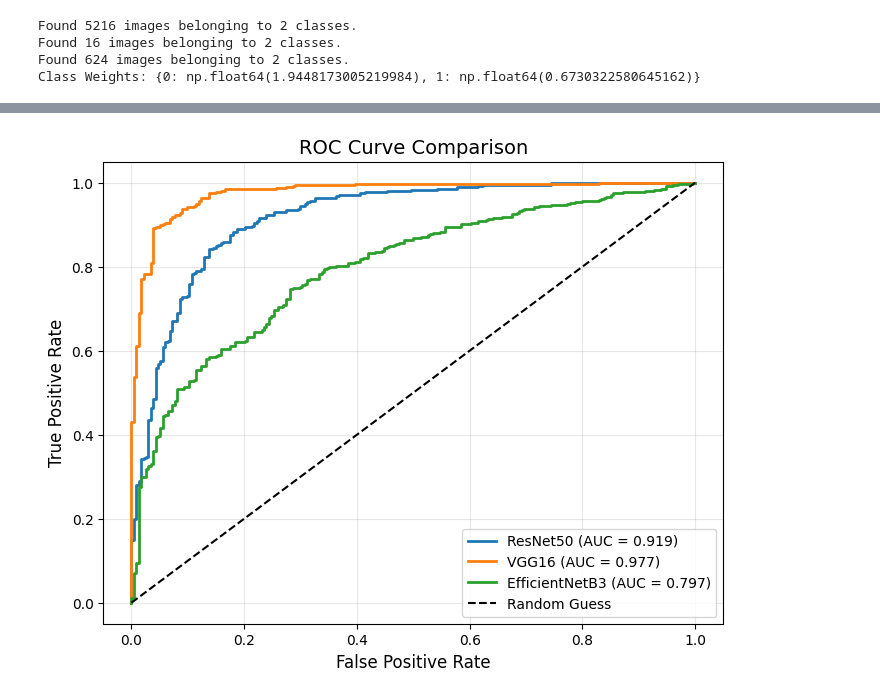
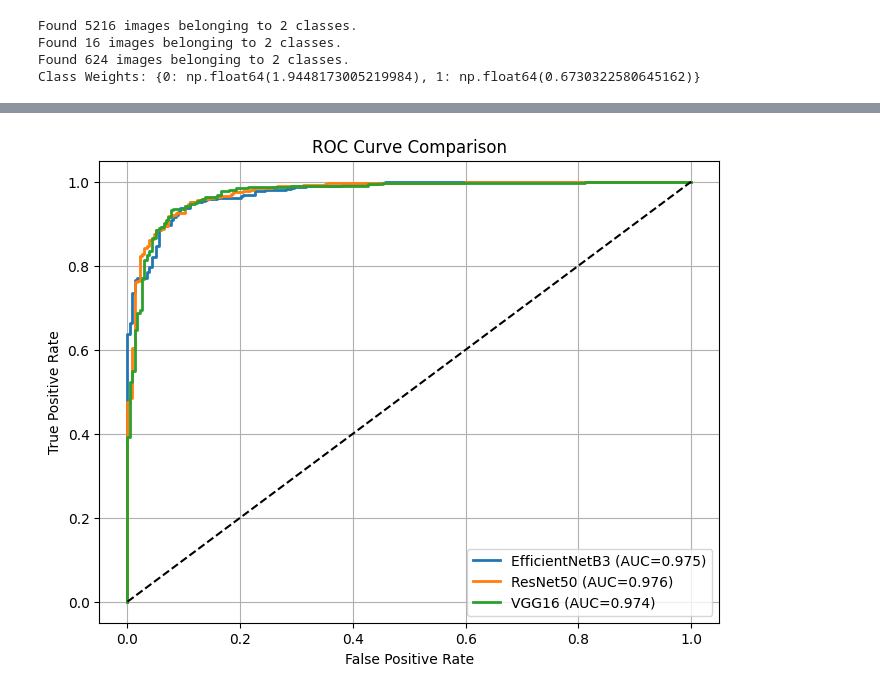
Before and after one commit to Jafreen-ewu/EWU-Cafeteria, a Jupyter notebook: cse-366-task-2-pre-trained-model-group-5.ipynb, the cells around one changed output, grey strips where cells are left out. Saved outputs shown, nothing was run; the diff lists cells and outputs as text; code cells hidden in the pictures.

Commit message:
Kaggle Notebook | CSE 366 _Task 2: Pre-trained Model _ Group 5   | Version 3

```diff
--- a/cse-366-task-2-pre-trained-model-group-5.ipynb
+++ b/cse-366-task-2-pre-trained-model-group-5.ipynb
@@ -128,12 +151,14 @@ def train_model(model, name):
     return history, train_time
 # %%
 def evaluate_model(model, name):
+
     start_time = time.time()
 
     preds = model.predict(test_data)
-    preds_binary = (preds > 0.5).astype(int)
+    preds_binary = (preds > 0.5).astype(int).flatten()
 
     test_time = time.time() - start_time
+
     y_true = test_data.classes
 
     acc = accuracy_score(y_true, preds_binary)
@@ -143,10 +168,10 @@ def evaluate_model(model, name):
 
     cm = confusion_matrix(y_true, preds_binary)
 
-    # 🔥 Class-wise accuracy
     class_acc = cm.diagonal() / cm.sum(axis=1)
 
     auc = roc_auc_score(y_true, preds)
+
     fpr, tpr, _ = roc_curve(y_true, preds)
 
     return {
@@ -163,9 +188,21 @@ def evaluate_model(model, name):
     }
 # %%
 models_dict = {
-    "ResNet50": build_model(ResNet50(weights='imagenet', include_top=False, input_shape=(224,224,3))),
-    "VGG16": build_model(VGG16(weights='imagenet', include_top=False, input_shape=(224,224,3))),
-    "EfficientNetB3": build_model(EfficientNetB3(weights='imagenet', include_top=False, input_shape=(224,224,3)))
+
+    "EfficientNetB3": build_model(
+        EfficientNetB3(weights='imagenet', include_top=False, input_shape=(300,300,3)),
+        fine_tune_layers=50
+    ),
+
+      "ResNet50": build_model(
+        ResNet50(weights='imagenet', include_top=False, input_shape=(300,300,3)),
+        fine_tune_layers=50
+    ),
+
+    "VGG16": build_model(
+        VGG16(weights='imagenet', include_top=False, input_shape=(300,300,3)),
+        fine_tune_layers=50
+    )
 }
 
 results = {}
@@ -277,25 +314,23 @@ Evaluating EfficientNetB3...
 # %%
 plt.figure(figsize=(8,6))
 
 for name in results:
     plt.plot(
         results[name]["fpr"],
         results[name]["tpr"],
-        linewidth=2,
-        label=f"{name} (AUC = {results[name]['auc']:.3f})"
+        label=f"{name} (AUC={results[name]['auc']:.3f})",
+        linewidth=2
     )
 
-# Random classifier line
-plt.plot([0,1],[0,1],'k--', label="Random Guess")
-
-plt.xlabel("False Positive Rate", fontsize=12)
-plt.ylabel("True Positive Rate", fontsize=12)
-plt.title("ROC Curve Comparison", fontsize=14)
-plt.legend(loc="lower right")
-plt.grid(alpha=0.3)
+plt.plot([0,1],[0,1],'k--')
+plt.xlabel("False Positive Rate")
+plt.ylabel("True Positive Rate")
+plt.title("ROC Curve Comparison")
+plt.legend()
+plt.grid()
 plt.show()
 # %% [output]
-[figure, old version]
+[figure, new version]
 # %%
 summary = []
 
```
Also changed, not shown: parts of 9 cells of this notebook.
